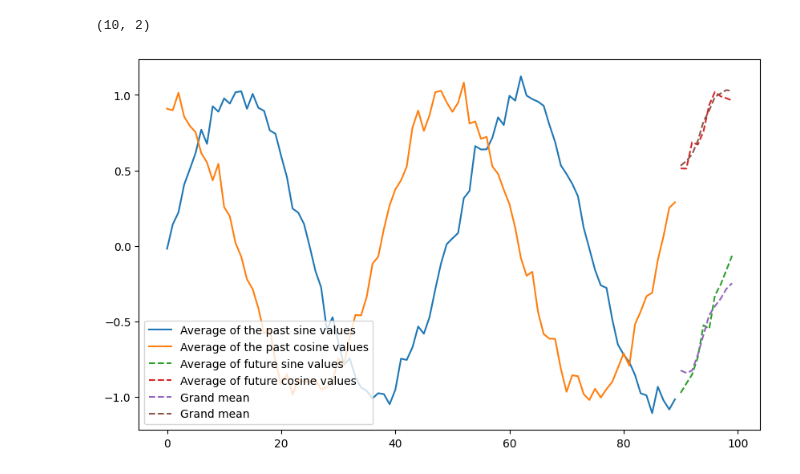
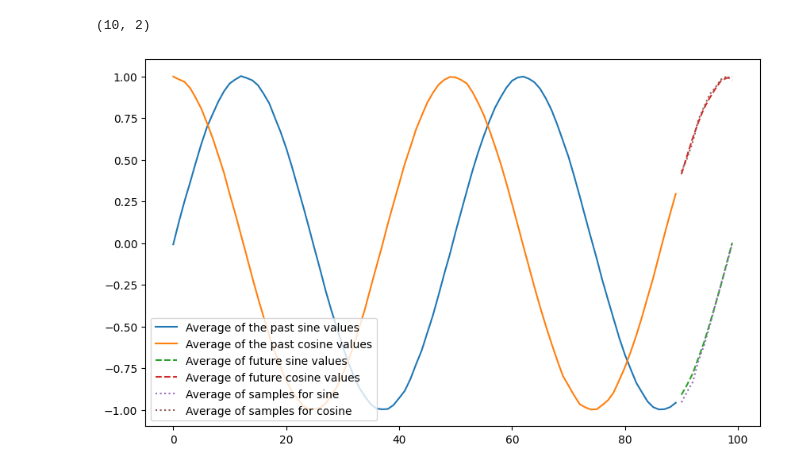
Before and after one commit to allshaks/eeg_llm, a Jupyter notebook: train_gpt_from_scratch.ipynb, the cells around one changed output. Drawn from its saved outputs; the diff is of its cells as text; code cells hidden in the pictures.

```diff
--- a/train_gpt_from_scratch.ipynb
+++ b/train_gpt_from_scratch.ipynb
@@ -7,7 +7,7 @@ import torch
 from sklearn.model_selection import train_test_split
 from torch.utils.data import DataLoader, TensorDataset
 # %%
-def generate_wave_data(num_samples=6000, seq_length=100, noise=5):
+def generate_wave_data(num_samples=1000, seq_length=100, noise=0.1):
     data = []
     t = np.linspace(0, 4*np.pi, seq_length)
 
@@ -81,6 +81,7 @@ config = TimeSeriesTransformerConfig(
     n_heads=4,  # number of attention heads
     input_size=2, # size of the input
     lags_sequence=[1], # sequence of lags
+    distribution_output='normal', # distribution where the output is sampled from
     )
 
 # initialize the model
@@ -93,7 +94,7 @@ optim = Adam(model.parameters(), lr=1e-3)
 # store the params
 params_lst = []
 # Define the number of epochs
-num_epochs = 20
+num_epochs = 3
 
 # iterate over all epochs
 for epoch in range(num_epochs):
@@ -128,16 +129,16 @@ for epoch in range(num_epochs):
 
         loss = outputs.loss
         params = outputs.params
-        detached_params = tuple(p.detach().cpu().numpy() for p in params)
-        epoch_params.append(detached_params)
+        epoch_params.append(params)
+
         # Backward pass
         optim.zero_grad()
         loss.backward()
         optim.step()
 
         total_loss += loss.item()
-
     params_lst.append(epoch_params)
+    # params_lst.append(epoch_params)
     epoch_loss = total_loss / len(train_loader)
     print(f"Epoch {epoch + 1}/{num_epochs}, Loss: {epoch_loss:.4f}")
 # %% [output]
@@ -168,3 +152,24 @@ np.array(params_lst[0]).shape
+# %%
+epoch_dict = {}
+for i, epoch in enumerate(params_lst):
+    prediciton_dict = {}
+    epoch_dict[i] = prediciton_dict
+
+    for batch in epoch:
+        mean = batch[0]
+        std_dev = batch[1]
+        params_dict = {}
+        for j in range(mean.size(1)):
+            prediciton_dict[j] = params_dict
+
+            mu_sine = mean[:,j, 0].detach().numpy()
+            sigma_sine = std_dev[:,j, 0].detach().numpy()
+            mu_cosine = mean[:,j, 1].detach().numpy()
+            sigma_cosine = std_dev[:,j, 1].detach().numpy()
+            params_dict["mu_sine"] = np.mean(mu_sine)
+            params_dict["sigma_sine"] = np.mean(sigma_sine)
+            params_dict["mu_cosine"] = np.mean(mu_sine)
+            params_dict["sigma_cosine"] = np.mean(sigma_cosine)
 # %%
 # define the prediction length for testing
 prediciton_length = 10
@@ -250,35 +255,35 @@ sample = 40
 plt.figure(figsize=(10, 6))
 
 # Plot the average past values
 plt.plot(np.arange(len(data_avg[:-pl])), data_avg[:-pl, 0], label="Average of the past sine values")
 plt.plot(np.arange(len(data_avg[:-pl])), data_avg[:-pl, 1], label="Average of the past cosine values")
 
 # plot average over observations
 # plt.plot(np.arange(len(data_avg[:-pl]), len(data_avg[:-pl]) + pl), mean_over_obsv[sample, :, 0], label="Average of observations", linestyle="dotted")
 # plt.plot(np.arange(len(data_avg[:-pl]), len(data_avg[:-pl]) + pl), mean_over_obsv[sample, :, 1], label="Average of observations", linestyle="dotted")
 
 
 # Plot the past values of the observation
 # plt.plot(np.arange(len(data_avg[:-pl])), y[pred, :-pl, 0], label=f"Past sine values")
 # plt.plot(np.arange(len(data_avg[:-pl])), y[pred, :-pl, 1], label=f"Past cosine values")
 
 # Plot true future values
 plt.plot(np.arange(len(data_avg[:-pl]), len(data_avg[:-pl]) + pl), data_avg[-10:, 0], label="Average of future sine values", linestyle='dashed')
 plt.plot(np.arange(len(data_avg[:-pl]), len(data_avg[:-pl]) + pl), data_avg[-10:, 1], label="Average of future cosine values", linestyle='dashed')
 
 # Plot the grand mean
-plt.plot(np.arange(len(data_avg[:-pl]), len(data_avg[:-pl]) + pl), grand_mean[-10:, 0], label="Grand mean", linestyle='dashed')
-plt.plot(np.arange(len(data_avg[:-pl]), len(data_avg[:-pl]) + pl), grand_mean[-10:, 1], label="Grand mean", linestyle='dashed')
+# plt.plot(np.arange(len(data_avg[:-pl]), len(data_avg[:-pl]) + pl), grand_mean[-10:, 0], label="Grand mean", linestyle='dashed')
+# plt.plot(np.arange(len(data_avg[:-pl]), len(data_avg[:-pl]) + pl), grand_mean[-10:, 1], label="Grand mean", linestyle='dashed')
 
 # Plot predicted future values of one sampled observation
 # plt.plot(np.arange(len(data_avg[:-10]), len(data_avg[:-10]) + 10), generated_predicitons[pred, sample_idx_sine[pred], :, 0], label=f"Predicted Sine Values of {pred + 1}th observation", linestyle='dotted')
 # plt.plot(np.arange(len(data_avg[:-10]), len(data_avg[:-10]) + 10), generated_predicitons[pred, sample_idx_cosine[pred], :, 1], label=f"Predicted Cosine Values of {pred + 1}th observation", linestyle='dotted')
 
 # Plot the mean prediction
-# plt.plot(np.arange(len(data_avg[:-pl]), len(data_avg[:-pl]) + pl), pred_mean[pred, :, 0], label="Average of samples for sine", linestyle="dotted")
-# plt.plot(np.arange(len(data_avg[:-pl]), len(data_avg[:-pl]) + pl), pred_mean[pred, :, 1], label="Average of samples for cosine", linestyle="dotted")
+plt.plot(np.arange(len(data_avg[:-pl]), len(data_avg[:-pl]) + pl), pred_mean[pred, :, 0], label="Average of samples for sine", linestyle="dotted")
+plt.plot(np.arange(len(data_avg[:-pl]), len(data_avg[:-pl]) + pl), pred_mean[pred, :, 1], label="Average of samples for cosine", linestyle="dotted")
 
 plt.legend(loc='lower left')
 plt.show()
 # %% [output]
-[figure, old version]
+[figure, new version]
```
Also changed, not shown: parts of 5 cells of this notebook.
